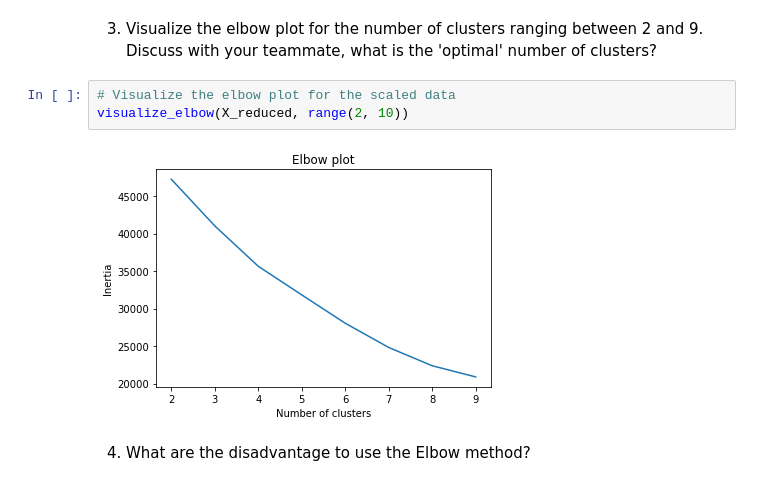
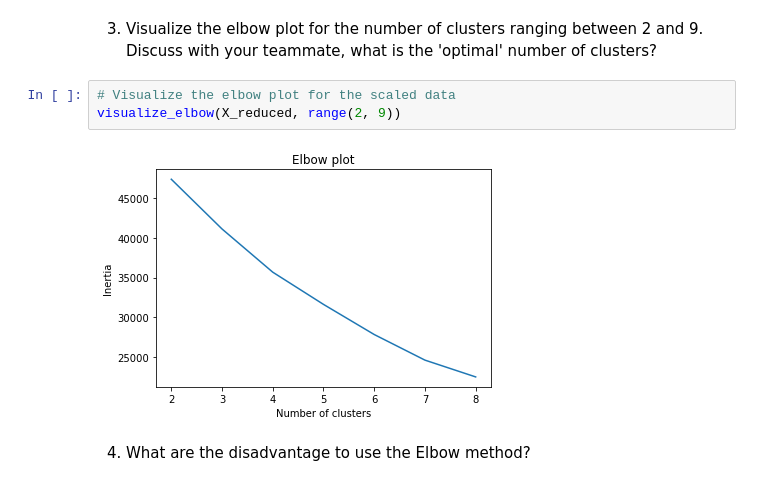
Before and after one commit to curtpond/MLE-10, a Jupyter notebook: assignments/week-08-unsupervised-ml/nb/new-product-launch.ipynb, the cells around one changed output. Cells and saved outputs as stored; diff of their text form.

```diff
--- a/assignments/week-08-unsupervised-ml/nb/new-product-launch.ipynb
+++ b/assignments/week-08-unsupervised-ml/nb/new-product-launch.ipynb
@@ -228,9 +223,9 @@ def visualize_elbow(X, ks):
 3. Visualize the elbow plot for the number of clusters ranging between 2 and 9. Discuss with your teammate, what is the 'optimal' number of clusters?
 # %%
 # Visualize the elbow plot for the scaled data
-visualize_elbow(X_reduced, range(2, 10))
+visualize_elbow(X_reduced, range(2, 9))
 # %% [output]
-[figure, old version]
+[figure, new version]
 # %% [markdown]
 4. What are the disadvantage to use the Elbow method?
 # %% [markdown]
```
Also changed, not shown: parts of 41 cells of this notebook.
